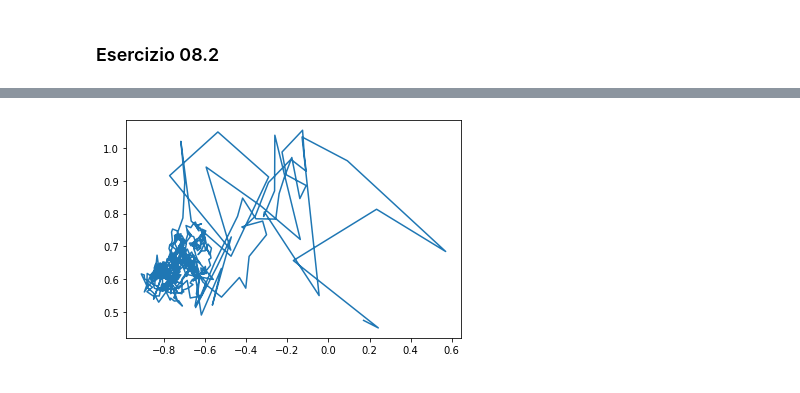
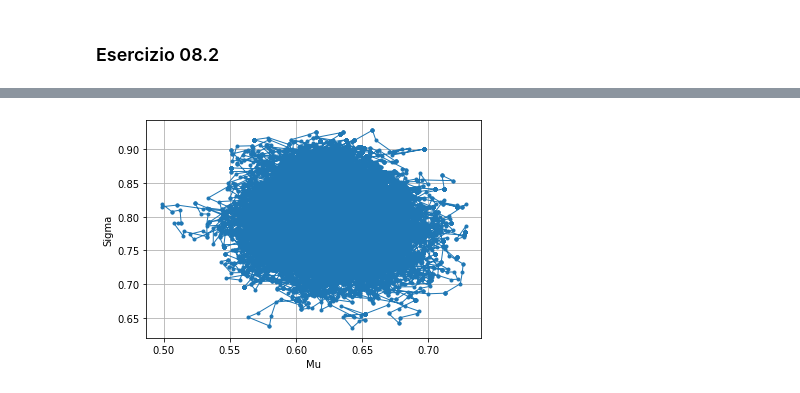
Before and after one commit to dariopullia/Numerical_Simulations_Lab, a Jupyter notebook: 08/Lezione8.ipynb, the cells around one changed output, grey strips where cells are left out. Drawn from its saved outputs; the diff is of its cells as text; code cells hidden in the pictures.

```diff
--- a/08/Lezione8.ipynb
+++ b/08/Lezione8.ipynb
@@ -51,6 +97,16 @@ plt.show()
 # %%
-Mu, Sig = np.loadtxt("data02/data02_MuSig.dat", usecols=(0,1), delimiter=' ', unpack='true')
-plt.plot(Mu, Sig)
+MuInsta, SigInsta = np.loadtxt("data02/data02_MuSigInstant.dat", usecols=(0,1), delimiter=' ', unpack='true')
+
+x = np.arange(40000)
+
+plt.plot(SigInsta, MuInsta,marker=".", linewidth=1)
+
+plt.xlabel('Mu')
+plt.ylabel('Sigma')
+plt.grid(True)
+#plt.legend()
+
+
 plt.show()
 # %% [output]
-[figure, old version]
+[figure, new version]
```
Also changed, not shown: parts of 5 cells of this notebook, 10 other files.
